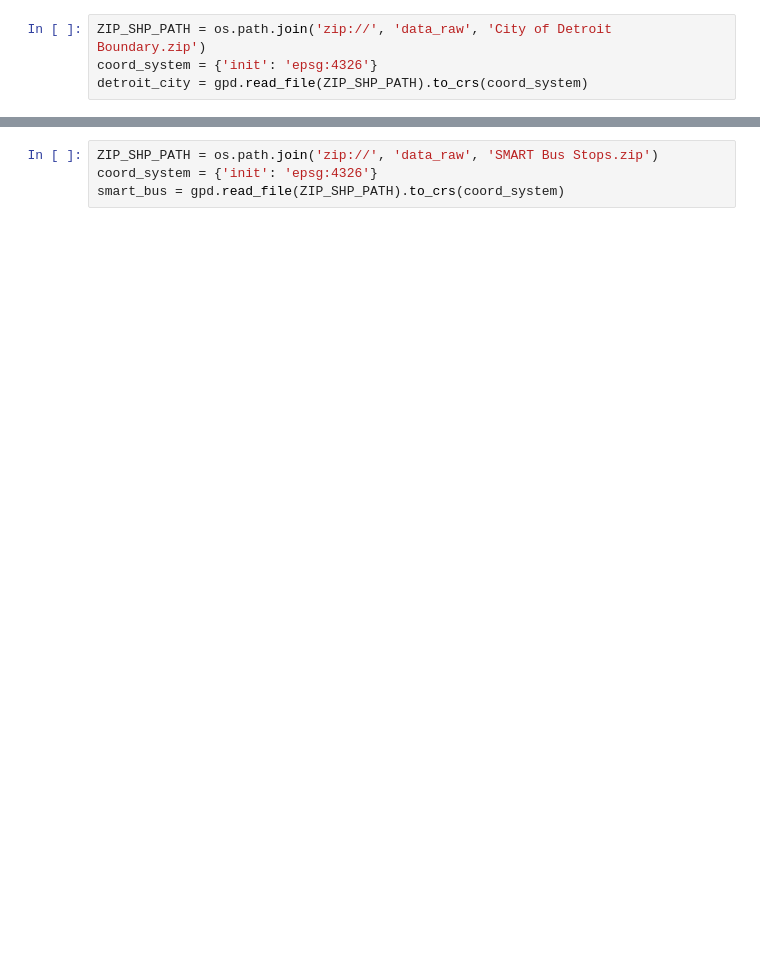
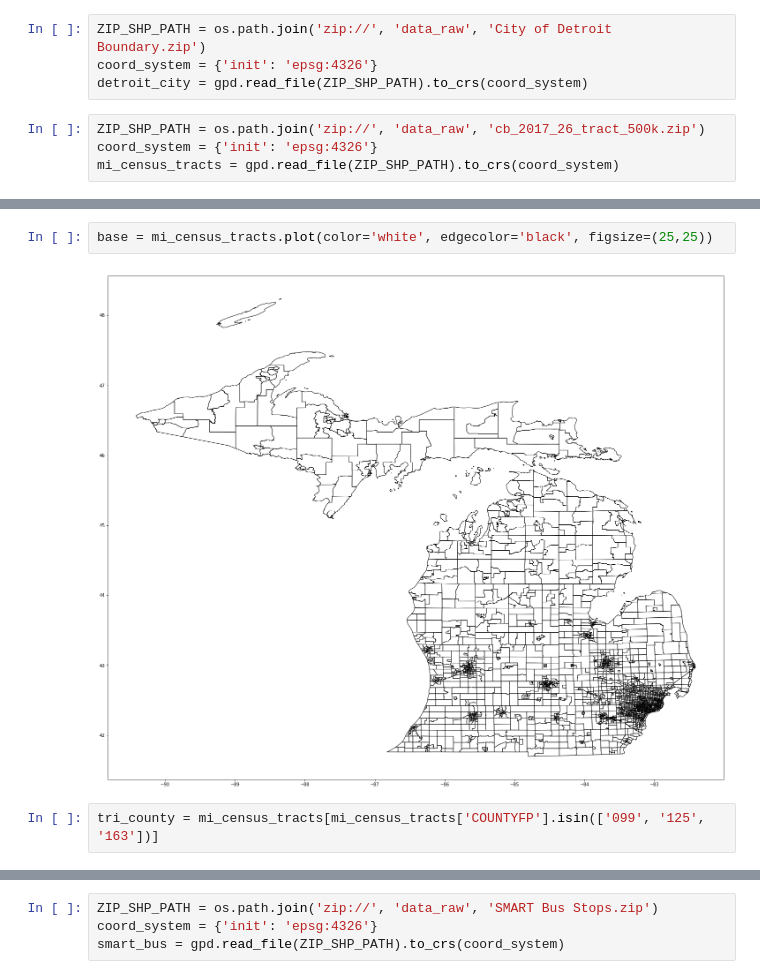
Before and after one commit to MattTriano/Anney_Research, a Jupyter notebook: Detroit_Exploration.ipynb, the cells around one changed output, grey strips where cells are left out. Drawn from its saved outputs; the diff is of its cells as text; blank space fills up the shorter version.

```diff
--- a/Detroit_Exploration.ipynb
+++ b/Detroit_Exploration.ipynb
@@ -42,3 +42,7 @@ mi_transit.head()
 ZIP_SHP_PATH = os.path.join('zip://', 'data_raw', 'City of Detroit Boundary.zip')
 coord_system = {'init': 'epsg:4326'}
 detroit_city = gpd.read_file(ZIP_SHP_PATH).to_crs(coord_system)
+# %%
+ZIP_SHP_PATH = os.path.join('zip://', 'data_raw', 'cb_2017_26_tract_500k.zip')
+coord_system = {'init': 'epsg:4326'}
+mi_census_tracts = gpd.read_file(ZIP_SHP_PATH).to_crs(coord_system)
@@ -44,0 +58,6 @@ detroit_city = gpd.read_file(ZIP_SHP_PATH).to_crs(coord_system)
+# %%
+base = mi_census_tracts.plot(color='white', edgecolor='black', figsize=(25,25))
+# %% [output]
+[figure, added]
+# %%
+tri_county = mi_census_tracts[mi_census_tracts['COUNTYFP'].isin(['099', '125', '163'])]
```
Also changed, not shown: parts of 9 cells of this notebook, 5 other files.
